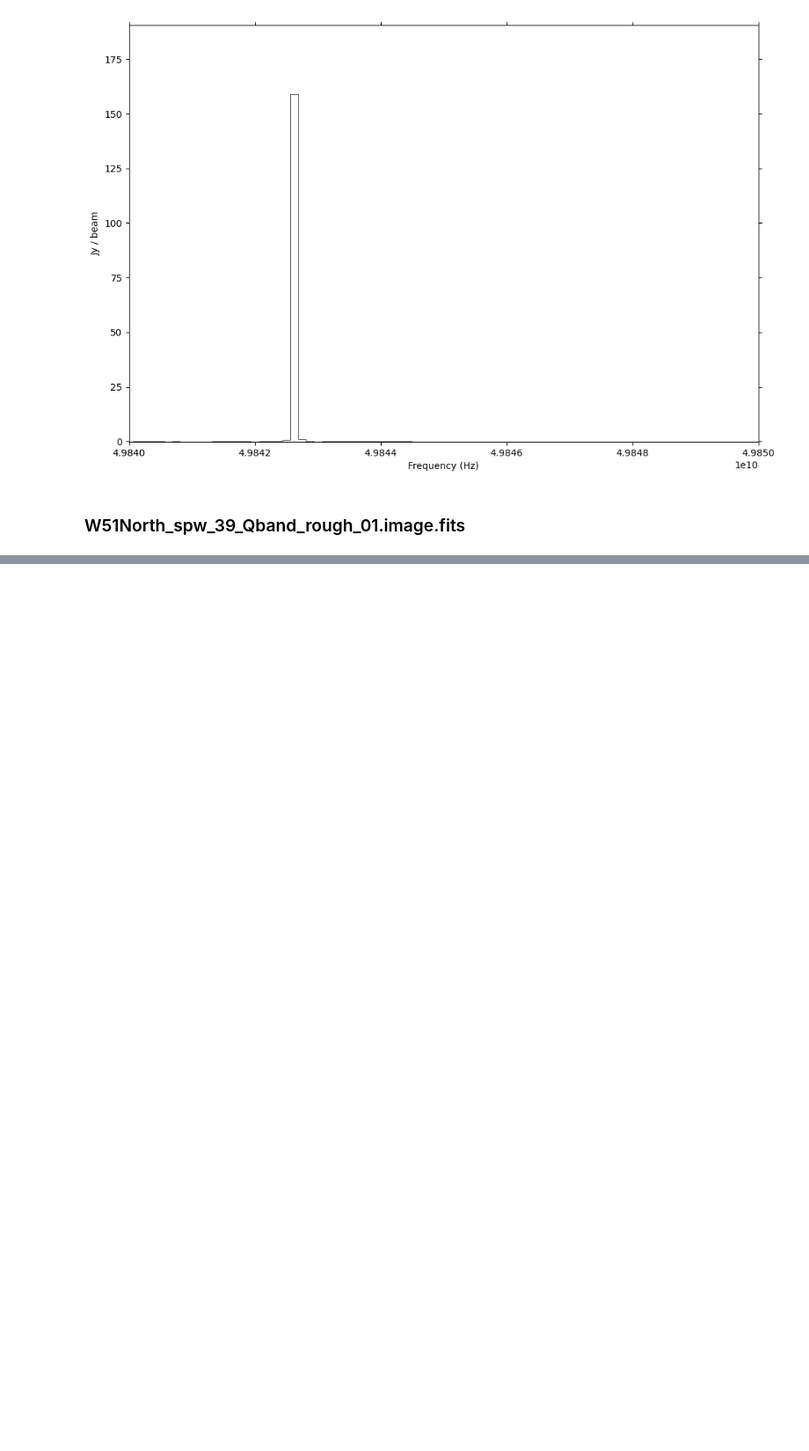
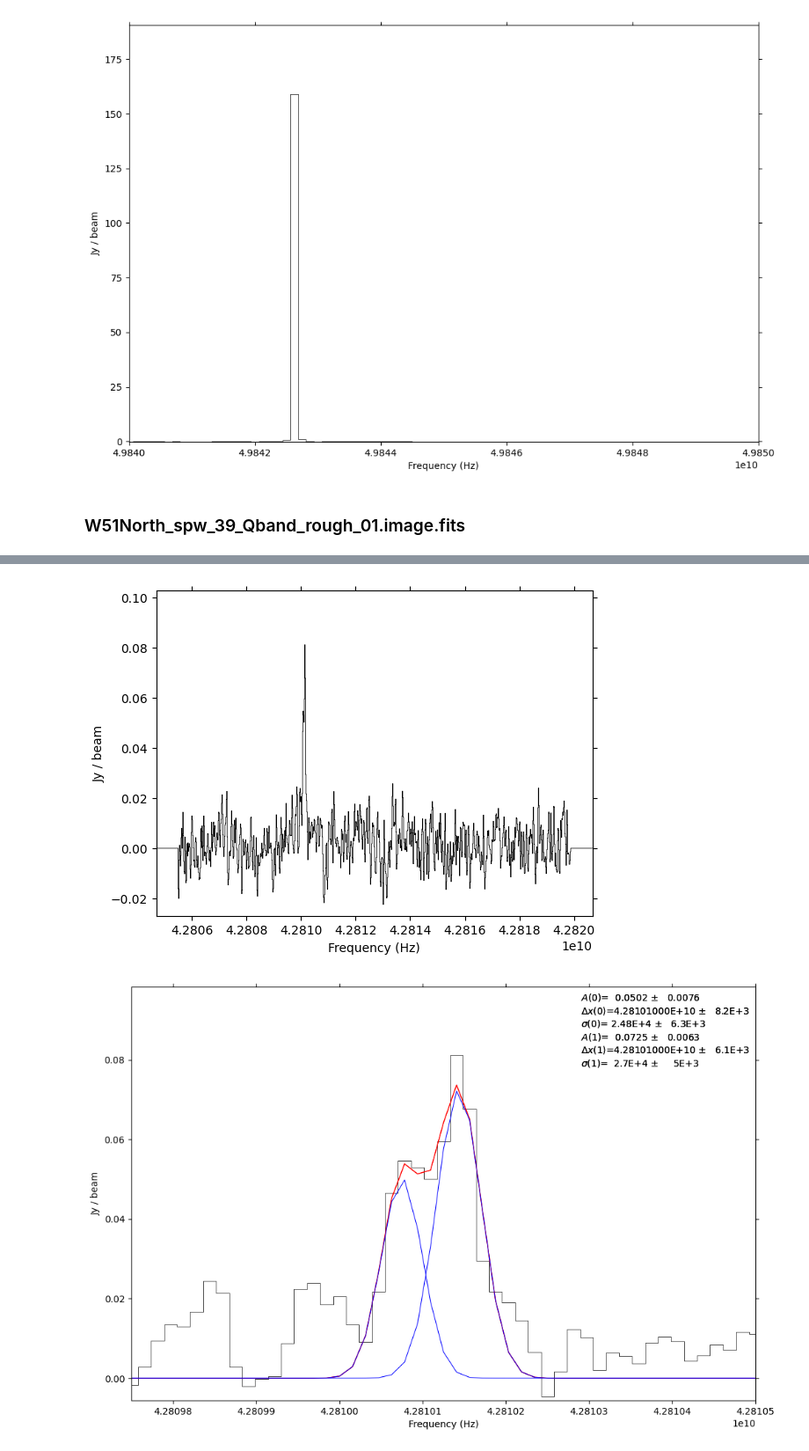
Before and after one commit to GalagaBits/W51-Masers-and-Starforming-Regions, a Jupyter notebook: notebooks/Qband_W51North_1DGaussians.ipynb, the cells around one changed output, grey strips where cells are left out. Shown: that part at 88% size. Drawn from its saved outputs; the diff is of its cells as text; code cells hidden in the pictures; blank space fills up the shorter version.

```diff
--- a/notebooks/Qband_W51North_1DGaussians.ipynb
+++ b/notebooks/Qband_W51North_1DGaussians.ipynb
@@ -102,3 +102,18 @@ WARNING: No header given.  Creating an empty one.
 [figure]
 # %% [markdown]
 ### W51North_spw_39_Qband_rough_01.image.fits
+# %%
+cube = SpectralCube.read('/home/dealderod/derod/W51North_spw_39_Qband_rough_01.image.fits', format='fits')
+
+y, x = 755, 744
+
+fig = pl.figure(figsize=(12,8))
+sp = pyspeckit.Spectrum(xarr=cube.spectral_axis, data=cube[:, y, x])
+
+sp.plotter(color='black')
+sp.plotter(color='black', xmin=42.80975*u.GHz, xmax=42.81050*u.GHz, figure=fig)
+
+sp.specfit(guesses=[0.05, 42.81006e9, 0.00001e9, 0.08, 42.81015e9, 0.00001e9], linewidth=1.5)
+sp.specfit(guesses=[0.05, 42.81006e9, 0.00001e9, 0.08, 42.81015e9, 0.00001e9], linewidth=1.5)
+sp.specfit.plot_fit(lw=1.0, composite_lw=1.0, show_components=True)
+# %% [output]
@@ -105,3 +122,5 @@ WARNING: No header given.  Creating an empty one.
+[figure, added]
+[figure, added]
 # %%
 cube = SpectralCube.read('/home/dealderod/derod/W51North_spw_39_Qband_rough_01.image.fits', format='fits')
 
```
Also changed, not shown: parts of 4 cells of this notebook.
